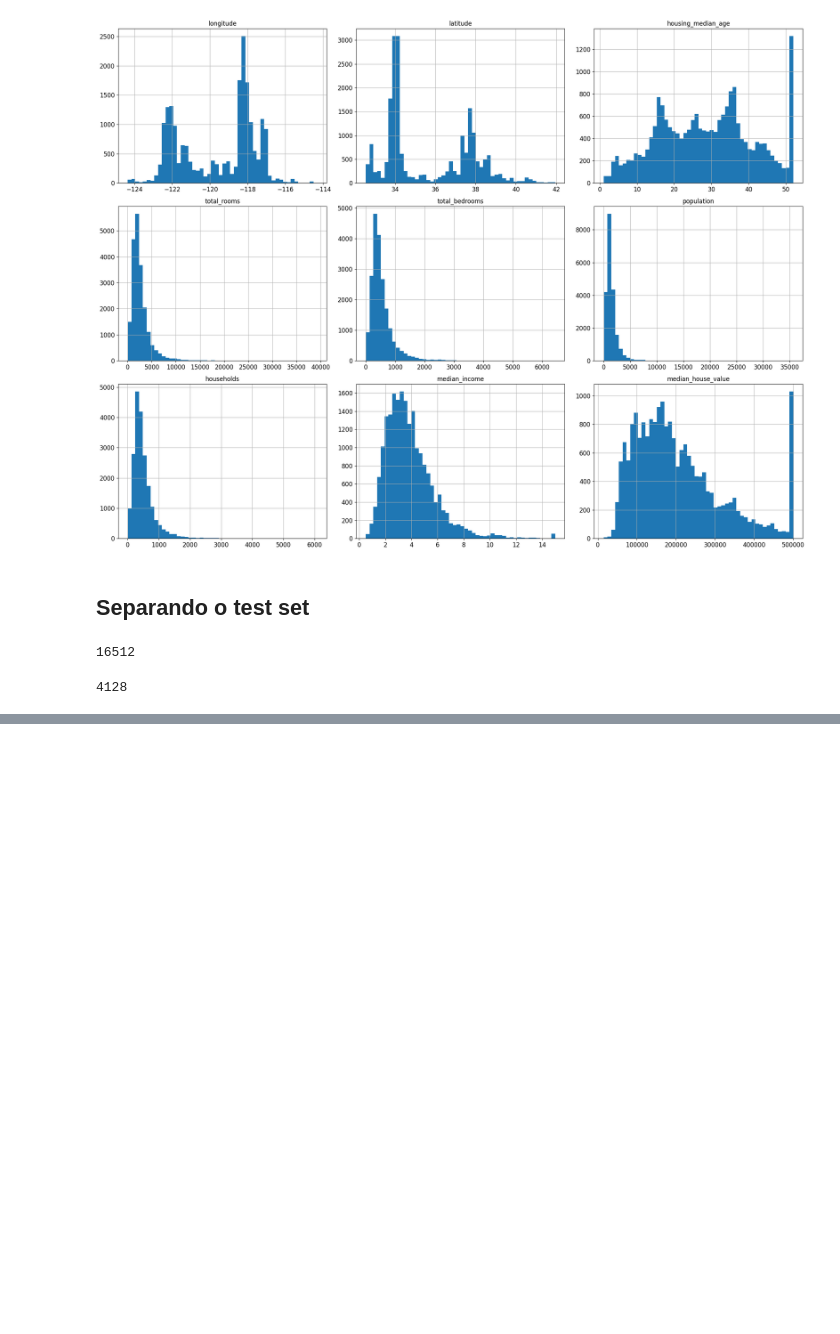
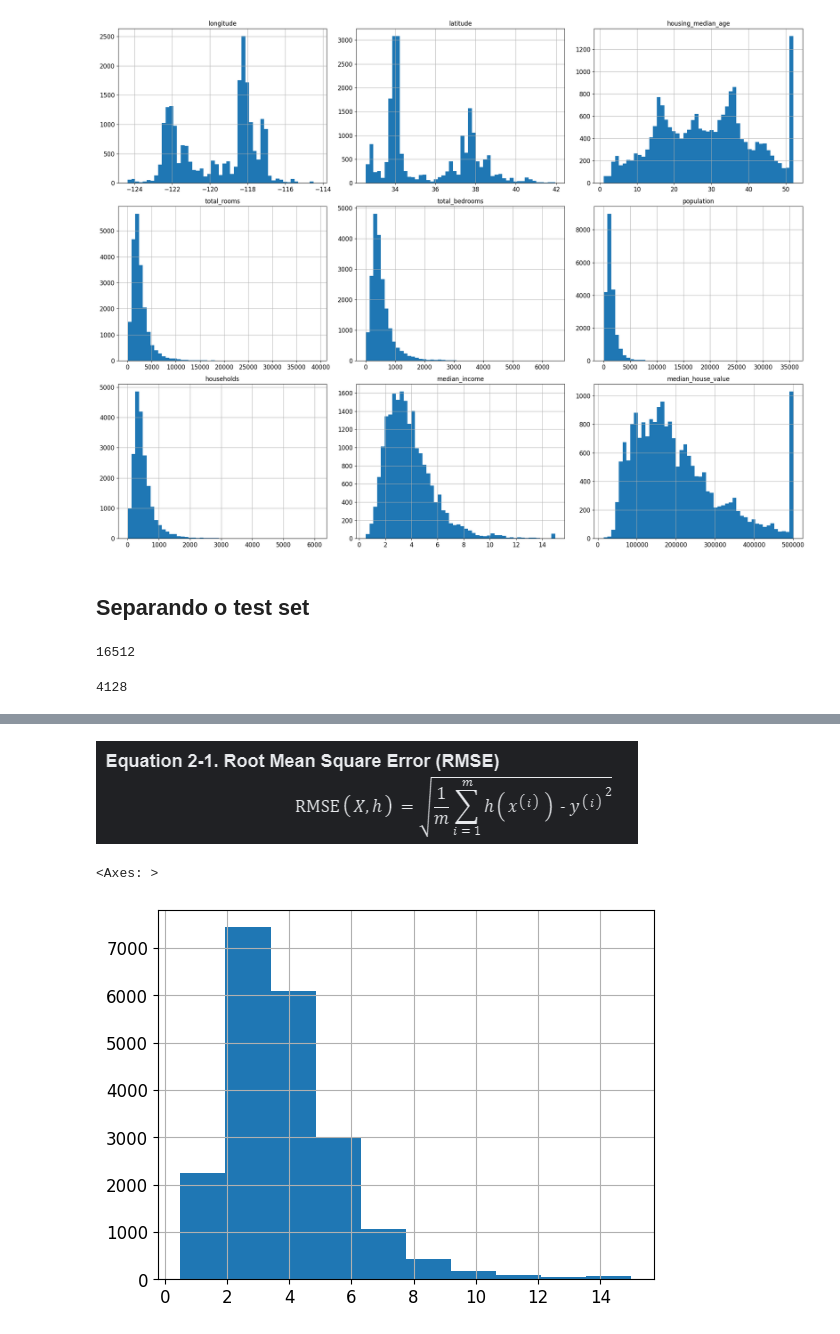
Before and after one commit to importsci/book-handson-ml, a Jupyter notebook: notebooks/02_projeto_ml_end_to_end.ipynb, the cells around one changed output, grey strips where cells are left out. Cells and saved outputs as stored; diff of their text form; code cells hidden in the pictures; blank space fills up the shorter version.

```diff
--- a/notebooks/02_projeto_ml_end_to_end.ipynb
+++ b/notebooks/02_projeto_ml_end_to_end.ipynb
@@ -41,7 +41,7 @@ import tarfile
 import urllib.request
 
 DOWNLOAD_ROOT = "https://raw.githubusercontent.com/ageron/handson-ml2/master/"
-HOUSING_PATH = os.path.join("../", "datasets", "df")
+HOUSING_PATH = os.path.join("../", "datasets")
 HOUSING_URL = DOWNLOAD_ROOT + "datasets/housing/housing.tgz"
 
 def fetch_housing_data(housing_url=HOUSING_URL, housing_path=HOUSING_PATH):
@@ -170,0 +191,7 @@ len(test_set)
+# %% [markdown]
+![image.png](attachment:image.png)
+# %%
+df.median_income.hist()
+# %% [output]
+<Axes: >
+[figure, added]
```
Also changed, not shown: parts of 26 cells of this notebook, 1 other file.
